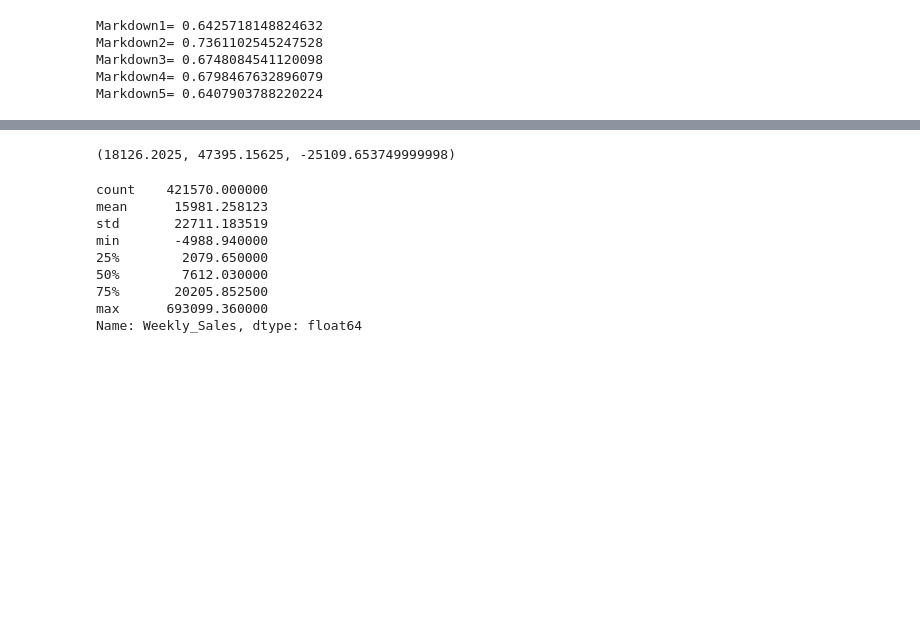
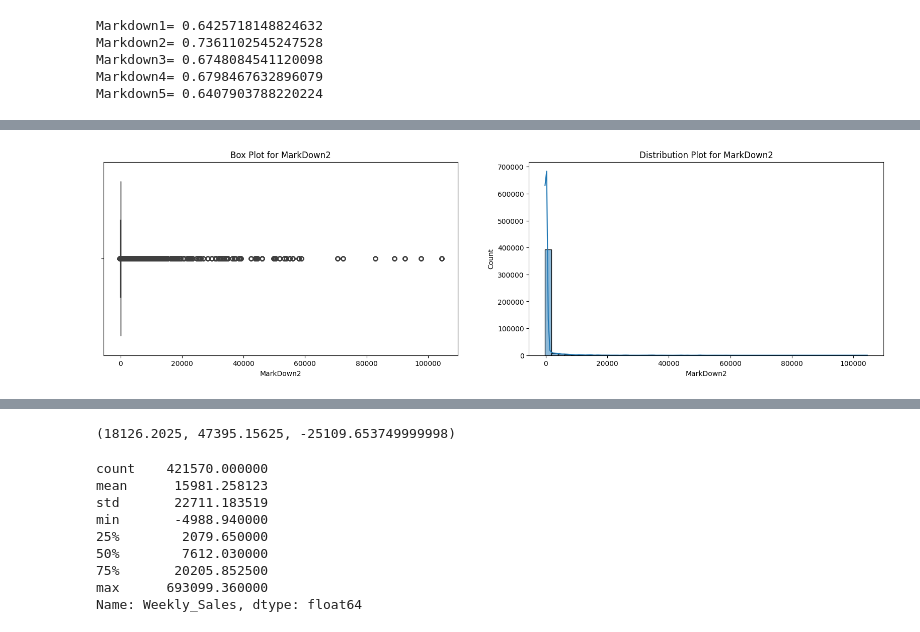
Before and after one commit to GDharan10/Analysis1_RetailSalsesForecast, a Jupyter notebook: RetailSalsesForecast.ipynb, the cells around one changed output, grey strips where cells are left out. Saved outputs shown, nothing was run; the diff lists cells and outputs as text; code cells hidden in the pictures; blank space fills up the shorter version.

```diff
--- a/RetailSalsesForecast.ipynb
+++ b/RetailSalsesForecast.ipynb
@@ -399,0 +401,4 @@ plot(df1, 'MarkDown5')
+# %%
+plot(df, 'MarkDown2')
+# %% [output]
+[figure, added]
```
Also changed, not shown: parts of 33 cells of this notebook.
